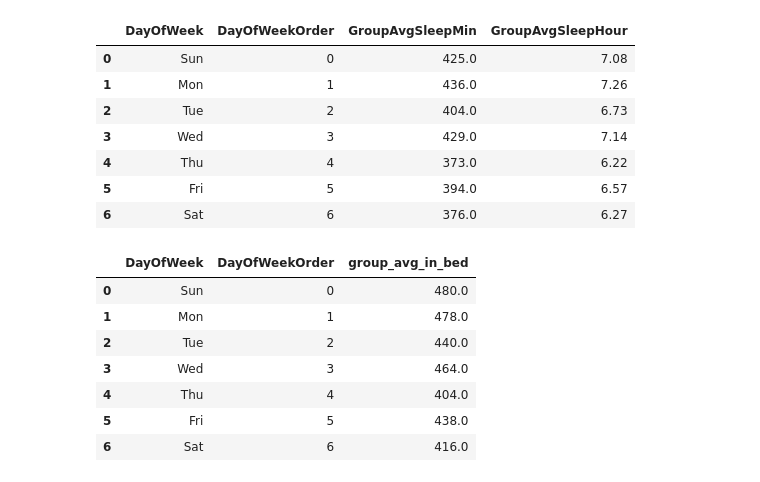
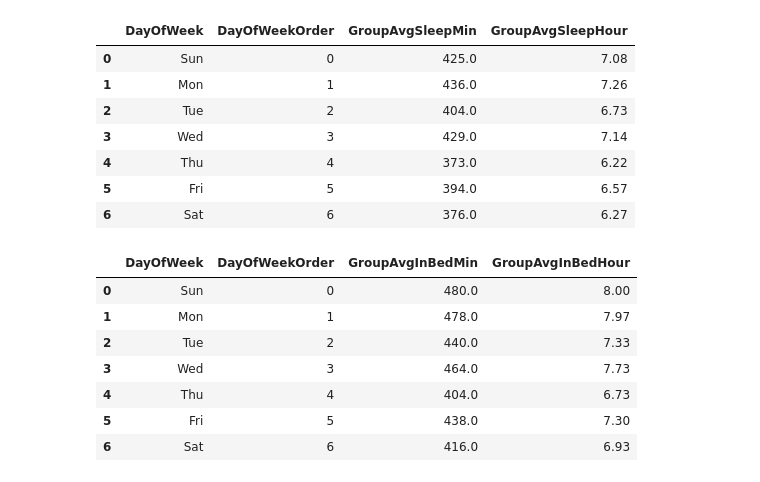
Before and after one commit to phlln/bellabeat-analysis, a Jupyter notebook: bellabeat_bigquery_playground.ipynb, the cells around one changed output. Drawn from its saved outputs; the diff is of its cells as text; code cells hidden in the pictures.

Commit message:
Added sql queries to time in bed and fall asleep

```diff
--- a/bellabeat_bigquery_playground.ipynb
+++ b/bellabeat_bigquery_playground.ipynb
@@ -1225,27 +1225,27 @@ ORDER BY 2;
 # %%
 %%bigquery
 WITH indiv_bed_daily_avg AS (
     SELECT Id,
            FORMAT_DATE('%a', SleepDay) AS DayOfWeek,
            FORMAT_DATE('%w', SleepDay) AS DayOfWeekOrder,
            ROUND(AVG(TotalTimeInBed), 0) AS AvgTimeInBedMin,
            ROUND(AVG(TotalTimeInBed)/60, 2) AS AvgTimeInBedHour,
      FROM `gac-bellabeat.activity.sleep`
     GROUP BY 1, 2, 3
 )
 SELECT ibda.DayOfWeek,
        ibda.DayOfWeekOrder,
-       ROUND(AVG(AvgTimeInBedMin), 0) AS GroupAvgInBed
-        ROUND(AVG(AvgTimeInBedHour), 2) AS
+       ROUND(AVG(AvgTimeInBedMin), 0) AS GroupAvgInBedMin,
+       ROUND(AVG(AvgTimeInBedHour), 2) AS GroupAvgInBedHour
  FROM indiv_bed_daily_avg ibda
 GROUP BY 1, 2
 ORDER BY 2
 # %% [output]
-|  | DayOfWeek | DayOfWeekOrder | group_avg_in_bed |
-| 0 | Sun | 0 | 480.0 |
-| 1 | Mon | 1 | 478.0 |
-| 2 | Tue | 2 | 440.0 |
-| 3 | Wed | 3 | 464.0 |
-| 4 | Thu | 4 | 404.0 |
-| 5 | Fri | 5 | 438.0 |
-| 6 | Sat | 6 | 416.0 |
+|  | DayOfWeek | DayOfWeekOrder | GroupAvgInBedMin | GroupAvgInBedHour |
+| 0 | Sun | 0 | 480.0 | 8.00 |
+| 1 | Mon | 1 | 478.0 | 7.97 |
+| 2 | Tue | 2 | 440.0 | 7.33 |
+| 3 | Wed | 3 | 464.0 | 7.73 |
+| 4 | Thu | 4 | 404.0 | 6.73 |
+| 5 | Fri | 5 | 438.0 | 7.30 |
+| 6 | Sat | 6 | 416.0 | 6.93 |
```
